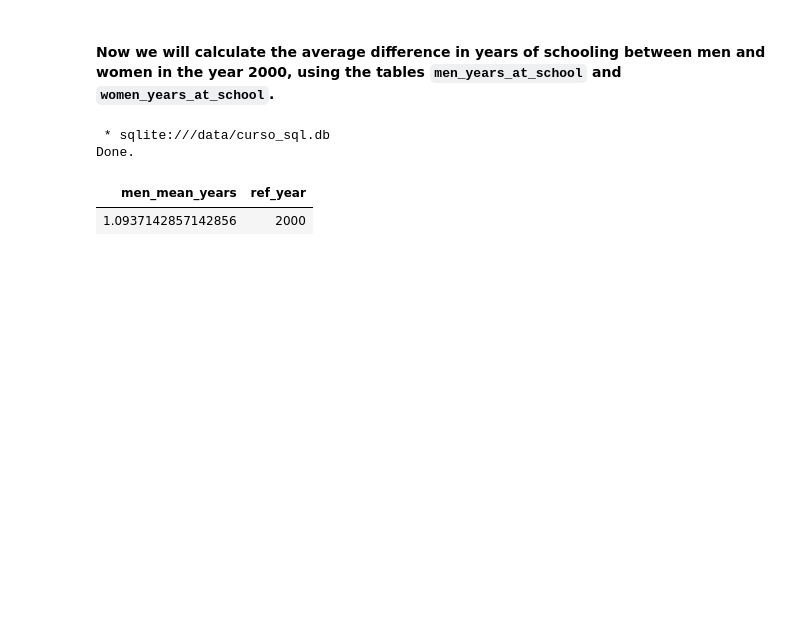
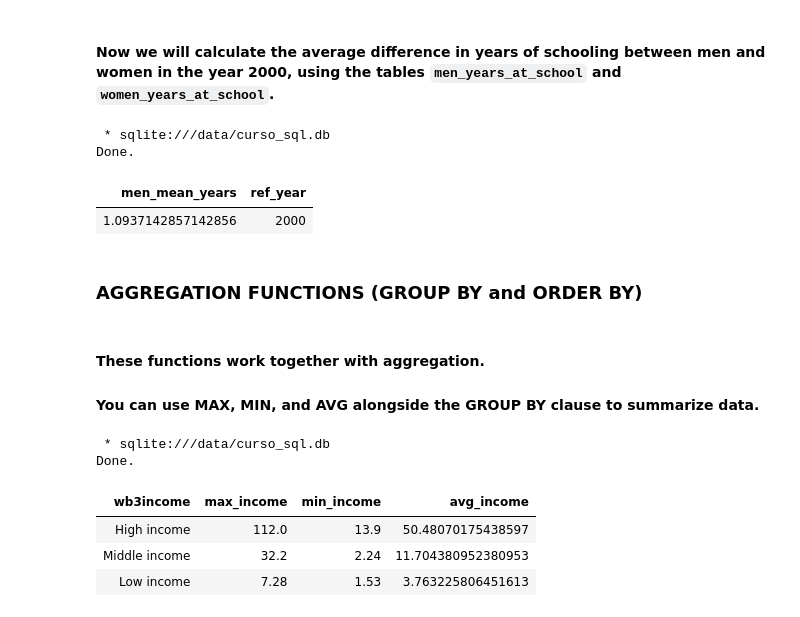
Before and after one commit to grbarbosa3/SQL-Journey, a Jupyter notebook: SQL_Notes.ipynb, the cells around one changed output. Drawn from its saved outputs; the diff is of its cells as text; code cells hidden in the pictures; blank space fills up the shorter version.

```diff
--- a/SQL_Notes.ipynb
+++ b/SQL_Notes.ipynb
@@ -571,3 +565,28 @@ WHERE myas.ref_year = 2000
 Done.
 | men_mean_years | ref_year |
 | 1.0937142857142856 | 2000 |
+# %% [markdown]
+### AGGREGATION FUNCTIONS (GROUP BY and ORDER BY)
+# %% [markdown]
+#### These functions work together with aggregation.
+#### You can use **MAX**, **MIN**, and **AVG** alongside the **GROUP BY** clause to summarize data.
+# %%
+%%sql
+
+SELECT
+    c.wb3income,
+    MAX(ai.mean_usd) AS max_income,
+    MIN(ai.mean_usd) AS min_income,
+    AVG(ai.mean_usd) AS avg_income
+FROM avg_income ai
+JOIN country c ON ai.country = c.country
+WHERE ai.ref_year = 2020
+GROUP BY c.wb3income
+ORDER BY avg_income DESC;
+# %% [output]
+ * sqlite:///data/curso_sql.db
+Done.
+| wb3income | max_income | min_income | avg_income |
+| High income | 112.0 | 13.9 | 50.48070175438597 |
+| Middle income | 32.2 | 2.24 | 11.704380952380953 |
+| Low income | 7.28 | 1.53 | 3.763225806451613 |
```
Also changed, not shown: parts of 1 cell of this notebook.
